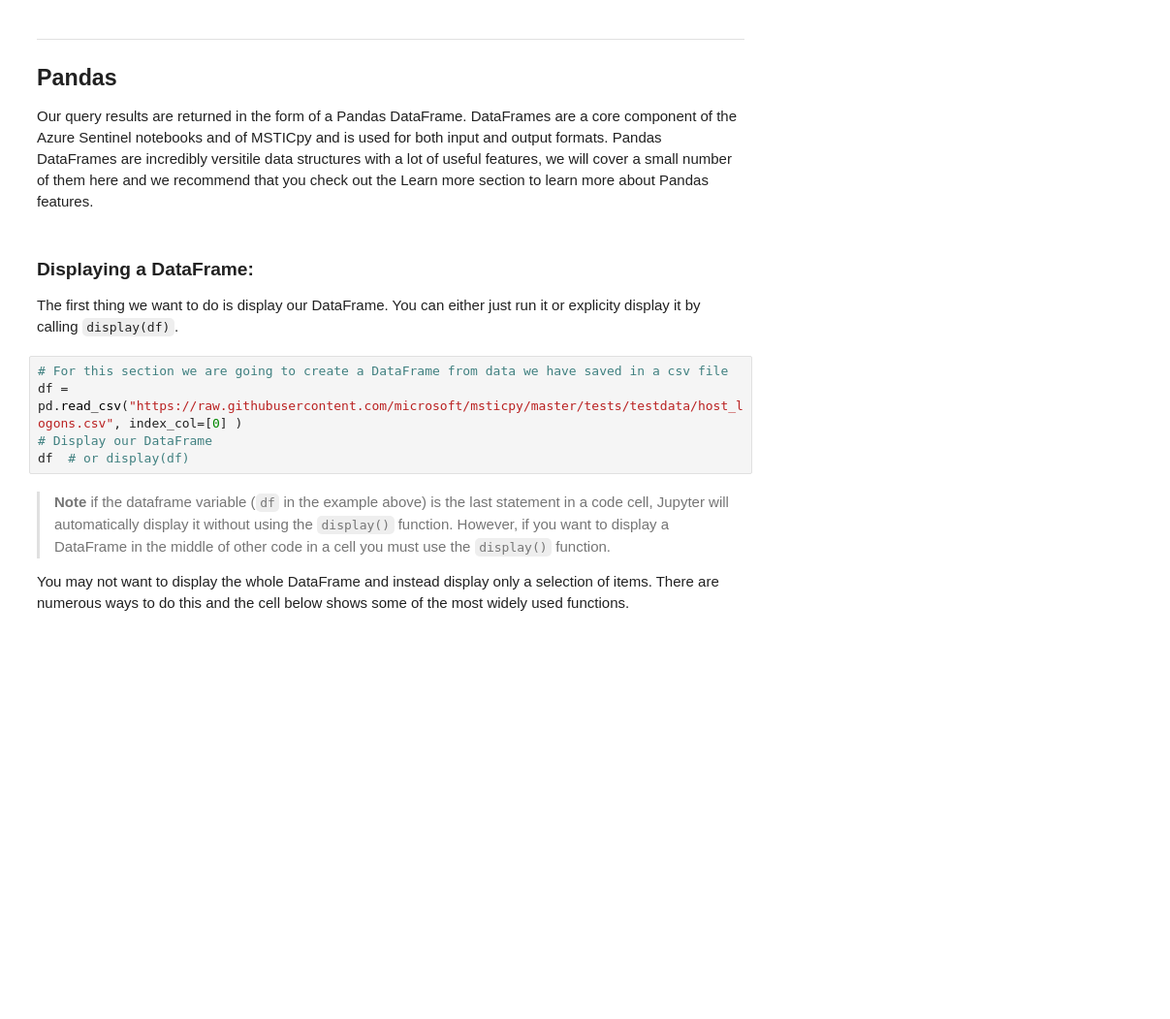
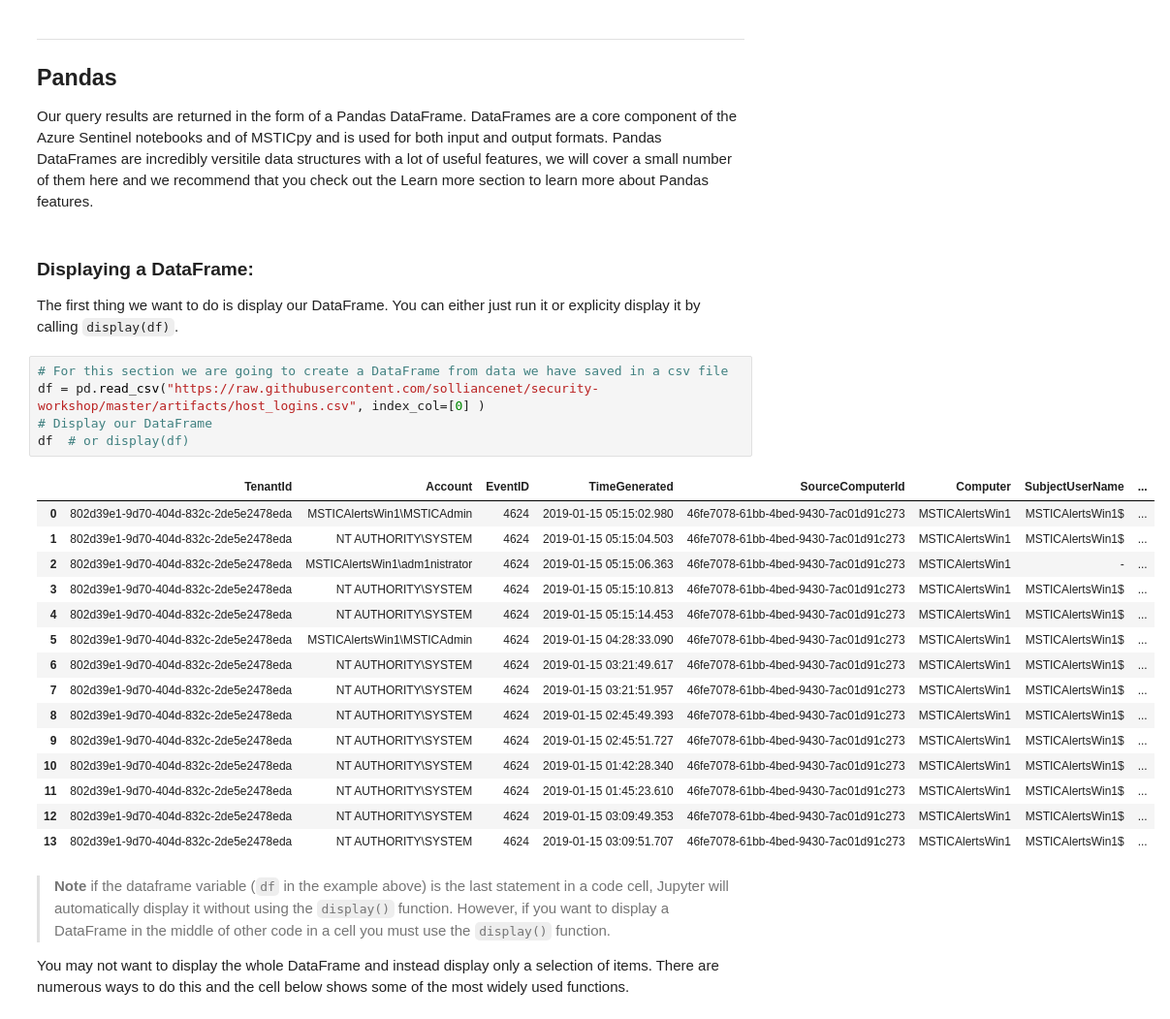
Before and after one commit to solliancenet/security-workshop, a Jupyter notebook: artifacts/Azure Sentinel ML.ipynb, the cells around one changed output. Shown at 97% size. Cells and saved outputs as stored; diff of their text form; blank space fills up the shorter version.

```diff
--- a/artifacts/Azure Sentinel ML.ipynb
+++ b/artifacts/Azure Sentinel ML.ipynb
@@ -289,9 +361,25 @@ Pandas DataFrames are incredibly versitile data structures with a lot of useful
 The first thing we want to do is display our DataFrame. You can either just run it or explicity display it by calling `display(df)`.
 # %%
 # For this section we are going to create a DataFrame from data we have saved in a csv file
-df = pd.read_csv("https://raw.githubusercontent.com/microsoft/msticpy/master/tests/testdata/host_logons.csv", index_col=[0] )
+df = pd.read_csv("https://raw.githubusercontent.com/solliancenet/security-workshop/master/artifacts/host_logins.csv", index_col=[0] )
 # Display our DataFrame
 df  # or display(df)
+# %% [output]
+|  | TenantId | Account | EventID | TimeGenerated | SourceComputerId | Computer | SubjectUserName | ... |
+| 0 | 802d39e1-9d70-404d-832c-2de5e2478eda | MSTICAlertsWin1\MSTICAdmin | 4624 | 2019-01-15 05:15:02.980 | 46fe7078-61bb-4bed-9430-7ac01d91c273 | MSTICAlertsWin1 | MSTICAlertsWin1$ | ... |
+| 1 | 802d39e1-9d70-404d-832c-2de5e2478eda | NT AUTHORITY\SYSTEM | 4624 | 2019-01-15 05:15:04.503 | 46fe7078-61bb-4bed-9430-7ac01d91c273 | MSTICAlertsWin1 | MSTICAlertsWin1$ | ... |
+| 2 | 802d39e1-9d70-404d-832c-2de5e2478eda | MSTICAlertsWin1\adm1nistrator | 4624 | 2019-01-15 05:15:06.363 | 46fe7078-61bb-4bed-9430-7ac01d91c273 | MSTICAlertsWin1 | - | ... |
+| 3 | 802d39e1-9d70-404d-832c-2de5e2478eda | NT AUTHORITY\SYSTEM | 4624 | 2019-01-15 05:15:10.813 | 46fe7078-61bb-4bed-9430-7ac01d91c273 | MSTICAlertsWin1 | MSTICAlertsWin1$ | ... |
+| 4 | 802d39e1-9d70-404d-832c-2de5e2478eda | NT AUTHORITY\SYSTEM | 4624 | 2019-01-15 05:15:14.453 | 46fe7078-61bb-4bed-9430-7ac01d91c273 | MSTICAlertsWin1 | MSTICAlertsWin1$ | ... |
+| 5 | 802d39e1-9d70-404d-832c-2de5e2478eda | MSTICAlertsWin1\MSTICAdmin | 4624 | 2019-01-15 04:28:33.090 | 46fe7078-61bb-4bed-9430-7ac01d91c273 | MSTICAlertsWin1 | MSTICAlertsWin1$ | ... |
+| 6 | 802d39e1-9d70-404d-832c-2de5e2478eda | NT AUTHORITY\SYSTEM | 4624 | 2019-01-15 03:21:49.617 | 46fe7078-61bb-4bed-9430-7ac01d91c273 | MSTICAlertsWin1 | MSTICAlertsWin1$ | ... |
+| 7 | 802d39e1-9d70-404d-832c-2de5e2478eda | NT AUTHORITY\SYSTEM | 4624 | 2019-01-15 03:21:51.957 | 46fe7078-61bb-4bed-9430-7ac01d91c273 | MSTICAlertsWin1 | MSTICAlertsWin1$ | ... |
+| 8 | 802d39e1-9d70-404d-832c-2de5e2478eda | NT AUTHORITY\SYSTEM | 4624 | 2019-01-15 02:45:49.393 | 46fe7078-61bb-4bed-9430-7ac01d91c273 | MSTICAlertsWin1 | MSTICAlertsWin1$ | ... |
+| 9 | 802d39e1-9d70-404d-832c-2de5e2478eda | NT AUTHORITY\SYSTEM | 4624 | 2019-01-15 02:45:51.727 | 46fe7078-61bb-4bed-9430-7ac01d91c273 | MSTICAlertsWin1 | MSTICAlertsWin1$ | ... |
+| 10 | 802d39e1-9d70-404d-832c-2de5e2478eda | NT AUTHORITY\SYSTEM | 4624 | 2019-01-15 01:42:28.340 | 46fe7078-61bb-4bed-9430-7ac01d91c273 | MSTICAlertsWin1 | MSTICAlertsWin1$ | ... |
+| 11 | 802d39e1-9d70-404d-832c-2de5e2478eda | NT AUTHORITY\SYSTEM | 4624 | 2019-01-15 01:45:23.610 | 46fe7078-61bb-4bed-9430-7ac01d91c273 | MSTICAlertsWin1 | MSTICAlertsWin1$ | ... |
+| 12 | 802d39e1-9d70-404d-832c-2de5e2478eda | NT AUTHORITY\SYSTEM | 4624 | 2019-01-15 03:09:49.353 | 46fe7078-61bb-4bed-9430-7ac01d91c273 | MSTICAlertsWin1 | MSTICAlertsWin1$ | ... |
+| 13 | 802d39e1-9d70-404d-832c-2de5e2478eda | NT AUTHORITY\SYSTEM | 4624 | 2019-01-15 03:09:51.707 | 46fe7078-61bb-4bed-9430-7ac01d91c273 | MSTICAlertsWin1 | MSTICAlertsWin1$ | ... |
 # %% [markdown]
 > **Note** if the dataframe variable (`df` in the example above) is the last statement in a
 > code cell, Jupyter will automatically display it without using the `display()` function.
```
Also changed, not shown: parts of 41 cells of this notebook.
